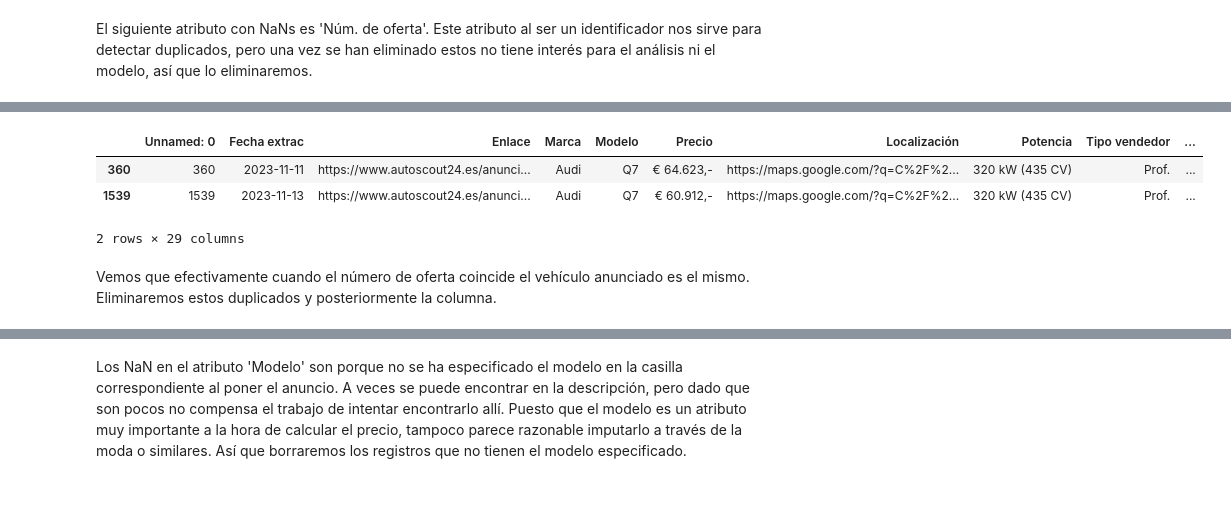
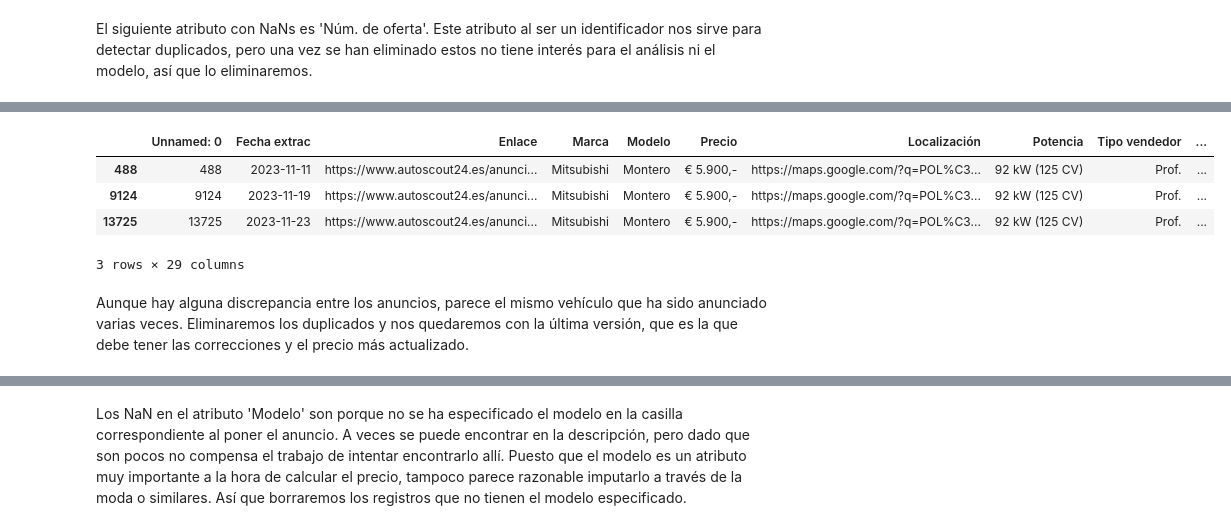
Before and after one commit to maribelseara/proyecto_final_ds, a Jupyter notebook: cleaning.ipynb, the cells around one changed output, grey strips where cells are left out. Drawn from its saved outputs; the diff is of its cells as text; code cells hidden in the pictures; blank space fills up the shorter version.

```diff
--- a/cleaning.ipynb
+++ b/cleaning.ipynb
@@ -486,9 +517,9 @@ df=df.rename(columns={'Consumo de combustible\n2' : 'Consumo de combustible'})
 df['Consumo de combustible'] = df.groupby(['Marca', 'Modelo'])['Consumo de combustible'].fillna(method='ffill')
 df['Consumo de combustible'] = df.groupby(['Marca', 'Modelo'])['Consumo de combustible'].fillna(method='bfill')
 try:
-    df['Consumo de combustible'] = df.groupby(['Marca'])['Consumo de combustible'].transform(lambda x: x.fillna(x.mode()[0]))
+    df['Consumo de combustible'] = df.groupby(['Marca'])['Consumo de combustible'].transform(lambda x: x.fillna(x.mean()))
 except:
     pass
-df['Consumo de combustible'] = df['Consumo de combustible'].transform(lambda x: x.fillna(x.mode()[0]))
-df.isna().sum()
+df['Consumo de combustible'] = df['Consumo de combustible'].transform(lambda x: x.fillna(x.mean()))
+df['Consumo de combustible'].isna().sum()
 # %% [output]
@@ -572,9 +584,0 @@ Repetiremos para el tipo de combustible
-# %%
-df['Tipo de combustible'] = df.groupby(['Marca', 'Modelo'])['Tipo de combustible'].fillna(method='ffill')
-df['Tipo de combustible'] = df.groupby(['Marca', 'Modelo'])['Tipo de combustible'].fillna(method='bfill')
-try:
-    df['Tipo de combustible'] = df.groupby(['Marca'])['Tipo de combustible'].transform(lambda x: x.fillna(x.mode()[0]))
-except:
-    pass
-df['Tipo de combustible'] = df['Tipo de combustible'].transform(lambda x: x.fillna(x.mode()[0]))
-df.isna().sum()
@@ -600,0 +587,3 @@ Ahora lo aplicamos para el año, y luego separaremos la fecha en formato mm/aa e
+# %%
+df=df[df['Tipo de combustible'].notna()]
+df.isna().sum()
@@ -618,9 +627,3 @@ Name: count, Length: 545, dtype: int64
 df['Año'].fillna('', inplace=True)
 df[['Mes', 'Año']] = df['Año'].str.split('/', expand=True)
 df['Año']=df['Año'].apply(process_numbers_and_nans)
-# %%
-try:
-    df['plazas'] = df.groupby(['Marca', 'Modelo'])['plazas'].transform(lambda x: x.fillna(x.mode()[0]))
-except:
-    pass
-df.isna().sum()
@@ -715,12 +700,13 @@ Name: count, Length: 10136, dtype: int64
 # %%
-df[df['Núm. de oferta']==10506192.0]
+df[df['Núm. de oferta']==10794610.0]
 # %% [output]
 |  | Unnamed: 0 | Fecha extrac | Enlace | Marca | Modelo | Precio | Localización | Potencia | Tipo vendedor | ... |
-| 360 | 360 | 2023-11-11 | https://www.autoscout24.es/anunci... | Audi | Q7 | € 64.623,- | https://maps.google.com/?q=C%2F%2... | 320 kW (435 CV) | Prof. | ... |
-| 1539 | 1539 | 2023-11-13 | https://www.autoscout24.es/anunci... | Audi | Q7 | € 60.912,- | https://maps.google.com/?q=C%2F%2... | 320 kW (435 CV) | Prof. | ... |
+| 488 | 488 | 2023-11-11 | https://www.autoscout24.es/anunci... | Mitsubishi | Montero | € 5.900,- | https://maps.google.com/?q=POL%C3... | 92 kW (125 CV) | Prof. | ... |
+| 9124 | 9124 | 2023-11-19 | https://www.autoscout24.es/anunci... | Mitsubishi | Montero | € 5.900,- | https://maps.google.com/?q=POL%C3... | 92 kW (125 CV) | Prof. | ... |
+| 13725 | 13725 | 2023-11-23 | https://www.autoscout24.es/anunci... | Mitsubishi | Montero | € 5.900,- | https://maps.google.com/?q=POL%C3... | 92 kW (125 CV) | Prof. | ... |
-2 rows × 29 columns
+3 rows × 29 columns
-# %% [markdown]
-Vemos que efectivamente cuando el número de oferta coincide el vehículo anunciado es el mismo. Eliminaremos estos duplicados y posteriormente la columna.
+# %% [markdown]
+Aunque hay alguna discrepancia entre los anuncios, parece el mismo vehículo que ha sido anunciado varias veces. Eliminaremos los duplicados y nos quedaremos con la última versión, que es la que debe tener las correcciones y el precio más actualizado.
 # %%
 df=df.drop_duplicates(['Núm. de oferta'], keep='last')
 # %%
```
Also changed, not shown: parts of 159 cells of this notebook, 16 other files.
